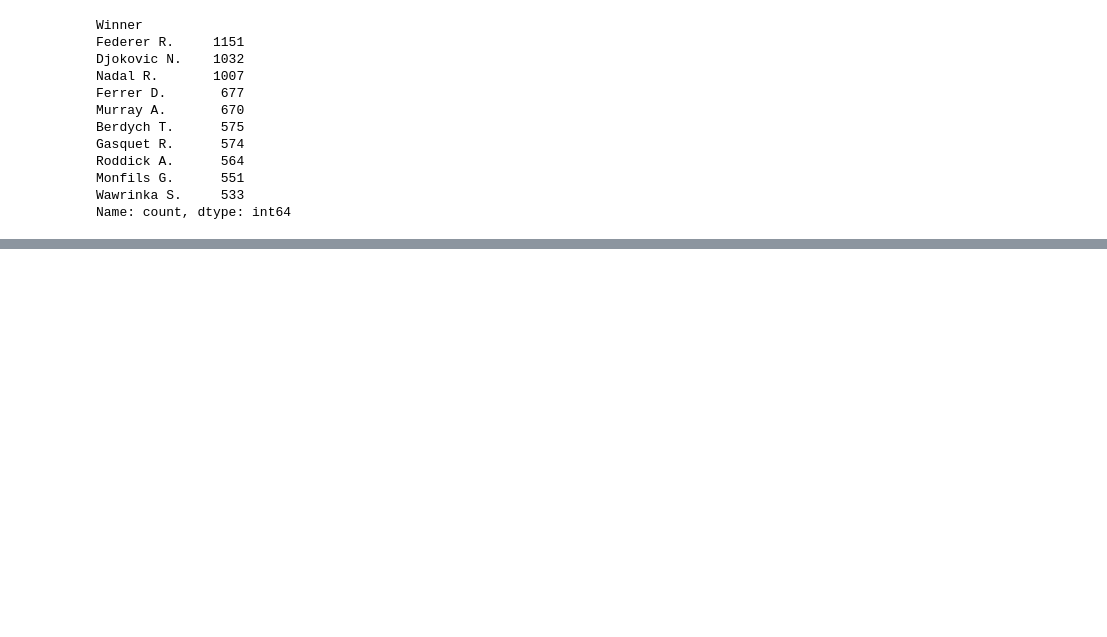
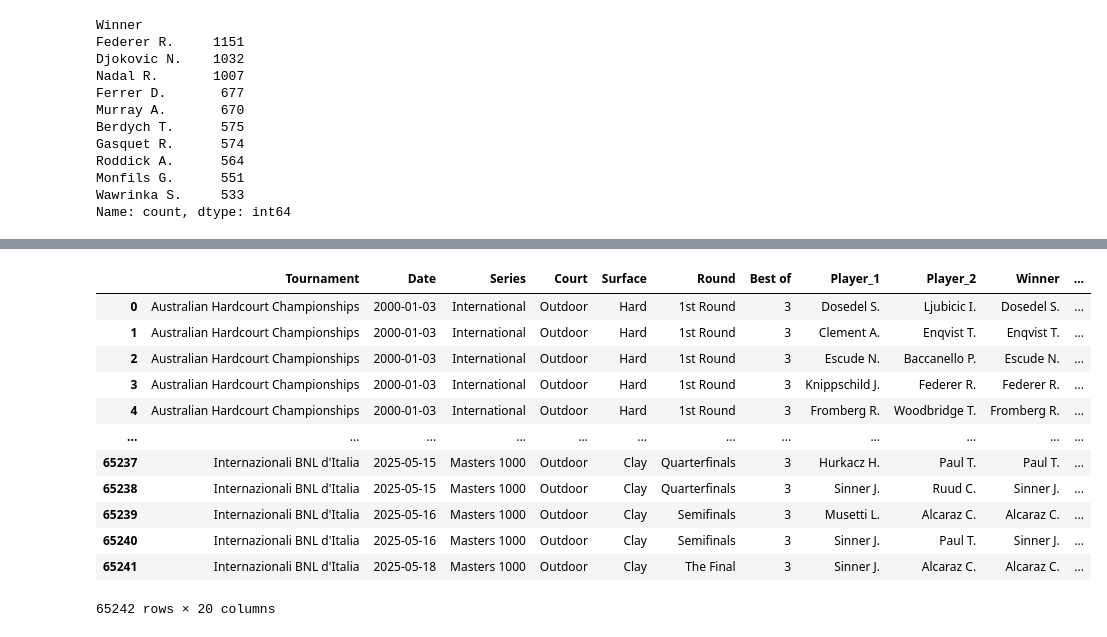
Before and after one commit to mgulbin13/atp-analysis, a Jupyter notebook: notebooks/eda.ipynb, the cells around one changed output, grey strips where cells are left out. Drawn from its saved outputs; the diff is of its cells as text; code cells hidden in the pictures; blank space fills up the shorter version.

```diff
--- a/notebooks/eda.ipynb
+++ b/notebooks/eda.ipynb
@@ -108,0 +132,22 @@ Name: count, dtype: int64
+# %%
+df['Date'] = pd.to_datetime(df['Date'])
+
+df['Date_year'] = df['Date'].dt.year
+df['Date_month'] = df['Date'].dt.month
+df['Date_day'] = df['Date'].dt.day
+# %%
+df
+# %% [output]
+|  | Tournament | Date | Series | Court | Surface | Round | Best of | Player_1 | Player_2 | Winner | ... |
+| 0 | Australian Hardcourt Championships | 2000-01-03 | International | Outdoor | Hard | 1st Round | 3 | Dosedel S. | Ljubicic I. | Dosedel S. | ... |
+| 1 | Australian Hardcourt Championships | 2000-01-03 | International | Outdoor | Hard | 1st Round | 3 | Clement A. | Enqvist T. | Enqvist T. | ... |
+| 2 | Australian Hardcourt Championships | 2000-01-03 | International | Outdoor | Hard | 1st Round | 3 | Escude N. | Baccanello P. | Escude N. | ... |
+| 3 | Australian Hardcourt Championships | 2000-01-03 | International | Outdoor | Hard | 1st Round | 3 | Knippschild J. | Federer R. | Federer R. | ... |
+| 4 | Australian Hardcourt Championships | 2000-01-03 | International | Outdoor | Hard | 1st Round | 3 | Fromberg R. | Woodbridge T. | Fromberg R. | ... |
+| ... | ... | ... | ... | ... | ... | ... | ... | ... | ... | ... | ... |
+| 65237 | Internazionali BNL d'Italia | 2025-05-15 | Masters 1000 | Outdoor | Clay | Quarterfinals | 3 | Hurkacz H. | Paul T. | Paul T. | ... |
+| 65238 | Internazionali BNL d'Italia | 2025-05-15 | Masters 1000 | Outdoor | Clay | Quarterfinals | 3 | Sinner J. | Ruud C. | Sinner J. | ... |
+| 65239 | Internazionali BNL d'Italia | 2025-05-16 | Masters 1000 | Outdoor | Clay | Semifinals | 3 | Musetti L. | Alcaraz C. | Alcaraz C. | ... |
+| 65240 | Internazionali BNL d'Italia | 2025-05-16 | Masters 1000 | Outdoor | Clay | Semifinals | 3 | Sinner J. | Paul T. | Sinner J. | ... |
+| 65241 | Internazionali BNL d'Italia | 2025-05-18 | Masters 1000 | Outdoor | Clay | The Final | 3 | Sinner J. | Alcaraz C. | Alcaraz C. | ... |
+65242 rows × 20 columns
```
Also changed, not shown: parts of 6 cells of this notebook.
